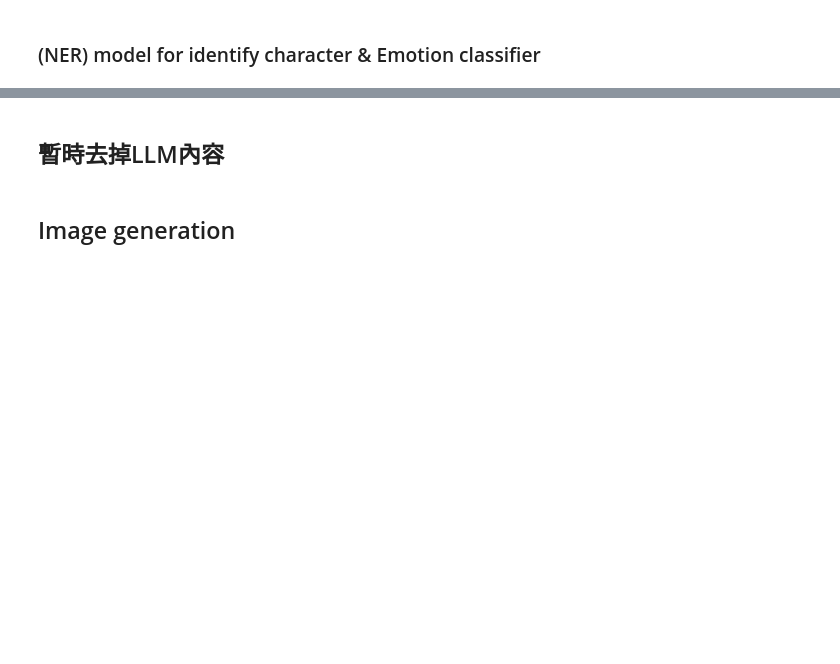
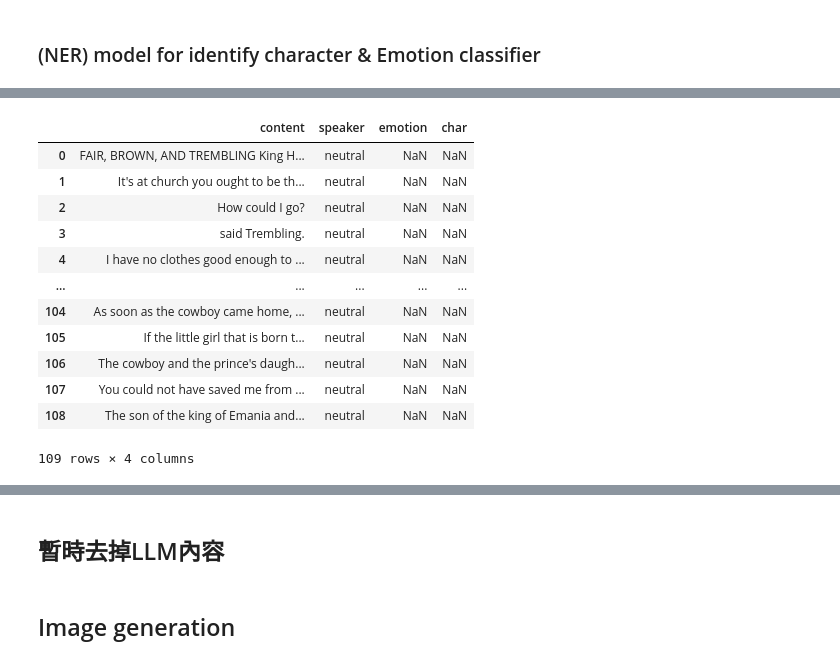
Before and after one commit to kennywang112/LLM, a Jupyter notebook: Full.ipynb, the cells around one changed output, grey strips where cells are left out. Drawn from its saved outputs; the diff is of its cells as text; code cells hidden in the pictures; blank space fills up the shorter version.

```diff
--- a/Full.ipynb
+++ b/Full.ipynb
@@ -89,0 +75,21 @@ You seem to be using the pipelines sequentially on GPU. In order to maximize eff
+# %%
+with open("./fairy_tales/69.txt", 'r',  encoding='utf-8') as file:
+    content = " ".join(file.read().split())
+
+cleaned_content = re.sub(r"\\'", "'", content)
+
+##---再來讀quote_analysis_result.json 變成df(不變) ->原本你寫的---##
+
+dialogue_count = 0
+dialogues = []
+lines = cleaned_content.split('"')
+# print(lines)
+
+lines = [line for line in lines if line.strip()]
+ori = pd.DataFrame(lines, columns=['content'])
+merged = ori.merge(df,
+                  left_on='content',
+                  right_on='content',
+                  how='left')
+merged['speaker'] = merged['char'].fillna('Other')
+merged['speaker'] = merged['emotion'].fillna('neutral')
@@ -90,3 +110,19 @@ You seem to be using the pipelines sequentially on GPU. In order to maximize eff
+# %%
+merged
+# %% [output]
+|  | content | speaker | emotion | char |
+| 0 | FAIR, BROWN, AND TREMBLING King H... | neutral | NaN | NaN |
+| 1 | It's at church you ought to be th... | neutral | NaN | NaN |
+| 2 | How could I go? | neutral | NaN | NaN |
+| 3 | said Trembling. | neutral | NaN | NaN |
+| 4 | I have no clothes good enough to ... | neutral | NaN | NaN |
+| ... | ... | ... | ... | ... |
+| 104 | As soon as the cowboy came home, ... | neutral | NaN | NaN |
+| 105 | If the little girl that is born t... | neutral | NaN | NaN |
+| 106 | The cowboy and the prince's daugh... | neutral | NaN | NaN |
+| 107 | You could not have saved me from ... | neutral | NaN | NaN |
+| 108 | The son of the king of Emania and... | neutral | NaN | NaN |
+109 rows × 4 columns
 # %%
 df.head()
 # %% [output]
```
Also changed, not shown: parts of 18 cells of this notebook, 38 other files.
